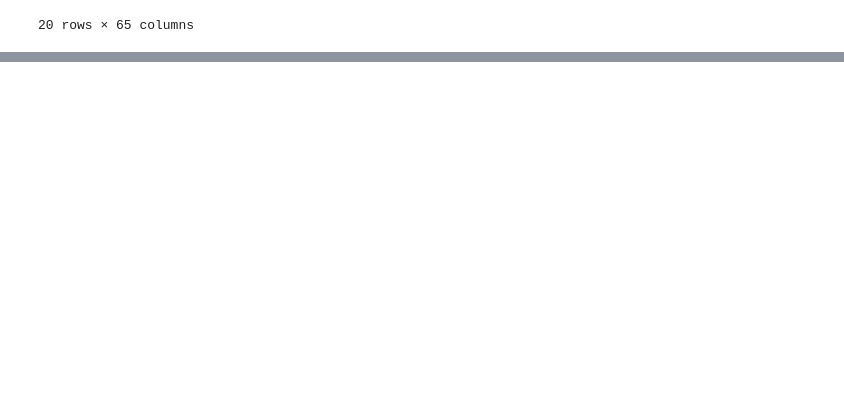
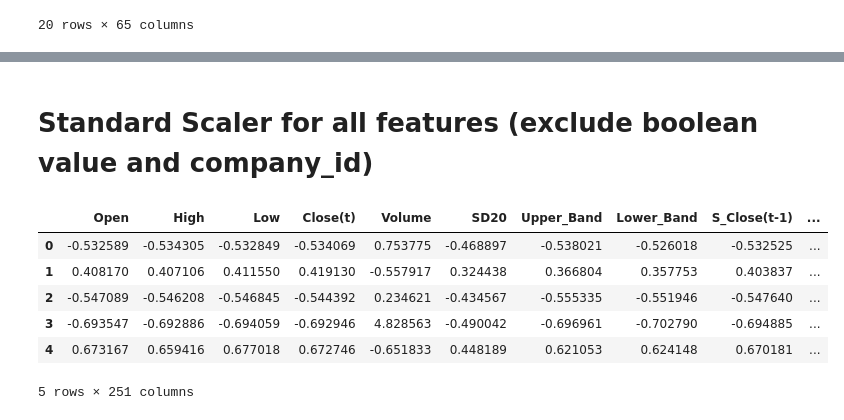
Before and after one commit to lzyixx/SML-Project, a Jupyter notebook: data_preprocess.ipynb, the cells around one changed output, grey strips where cells are left out. Cells and saved outputs as stored; diff of their text form; code cells hidden in the pictures; blank space fills up the shorter version.

Commit message:
Polynomial feature extension and standard scaler
Polynomial feature extension and standard scaler

```diff
--- a/data_preprocess.ipynb
+++ b/data_preprocess.ipynb
@@ -64,0 +114,26 @@ data.head(20)
+# %%
+from sklearn.preprocessing import PolynomialFeatures
+
+price_features = ["Open", "High", "Low", "Close(t)", "Volume"]
+
+market_features = [
+    "QQQ_Close", "QQQ(t-1)", "QQQ(t-2)", "QQQ(t-5)",
+    "QQQ_MA10", "QQQ_MA20", "QQQ_MA50",
+    "SnP_Close", "SnP(t-1))", "SnP(t-5)",
+    "DJIA_Close", "DJIA(t-1))", "DJIA(t-5)"
+]
+
+selected_features = price_features + market_features
+X = data[selected_features]
+
+# Polynomial extension, degree = 2
+poly = PolynomialFeatures(degree=2, include_bias=False)
+X_poly = poly.fit_transform(X)
+
+# feature name -> a x b = ab
+feature_names = poly.get_feature_names_out(selected_features)
+
+df_poly = pd.DataFrame(X_poly, columns=feature_names, index=data.index)
+data = pd.concat([data, df_poly], axis=1)
+
+data.head(20)
@@ -64,0 +159,26 @@ data.head(20)
+# %% [markdown]
+# Standard Scaler for all features (exclude boolean value and company_id)
+# %%
+from sklearn.preprocessing import StandardScaler
+
+# exclude column names, this column is boolean type value
+exclude_cols = ['Is_month_end', 'Is_month_start', 'Is_quarter_end', 'Is_quarter_start', 'Is_year_end', 'Is_year_start', 'Is_leap_year' ]
+
+cols_to_scale = [col for col in data.columns if col not in exclude_cols]
+
+
+scaler = StandardScaler()
+data_scaled = data.copy()
+
+# standard scaler for all features
+data_scaled[cols_to_scale] = scaler.fit_transform(data[cols_to_scale])
+
+data_scaled.head()
+# %% [output]
+|  | Open | High | Low | Close(t) | Volume | SD20 | Upper_Band | Lower_Band | S_Close(t-1) | ... |
+| 0 | -0.532589 | -0.534305 | -0.532849 | -0.534069 | 0.753775 | -0.468897 | -0.538021 | -0.526018 | -0.532525 | ... |
+| 1 | 0.408170 | 0.407106 | 0.411550 | 0.419130 | -0.557917 | 0.324438 | 0.366804 | 0.357753 | 0.403837 | ... |
+| 2 | -0.547089 | -0.546208 | -0.546845 | -0.544392 | 0.234621 | -0.434567 | -0.555335 | -0.551946 | -0.547640 | ... |
+| 3 | -0.693547 | -0.692886 | -0.694059 | -0.692946 | 4.828563 | -0.490042 | -0.696961 | -0.702790 | -0.694885 | ... |
+| 4 | 0.673167 | 0.659416 | 0.677018 | 0.672746 | -0.651833 | 0.448189 | 0.621053 | 0.624148 | 0.670181 | ... |
+5 rows × 251 columns
```
Also changed, not shown: parts of 6 cells of this notebook.
